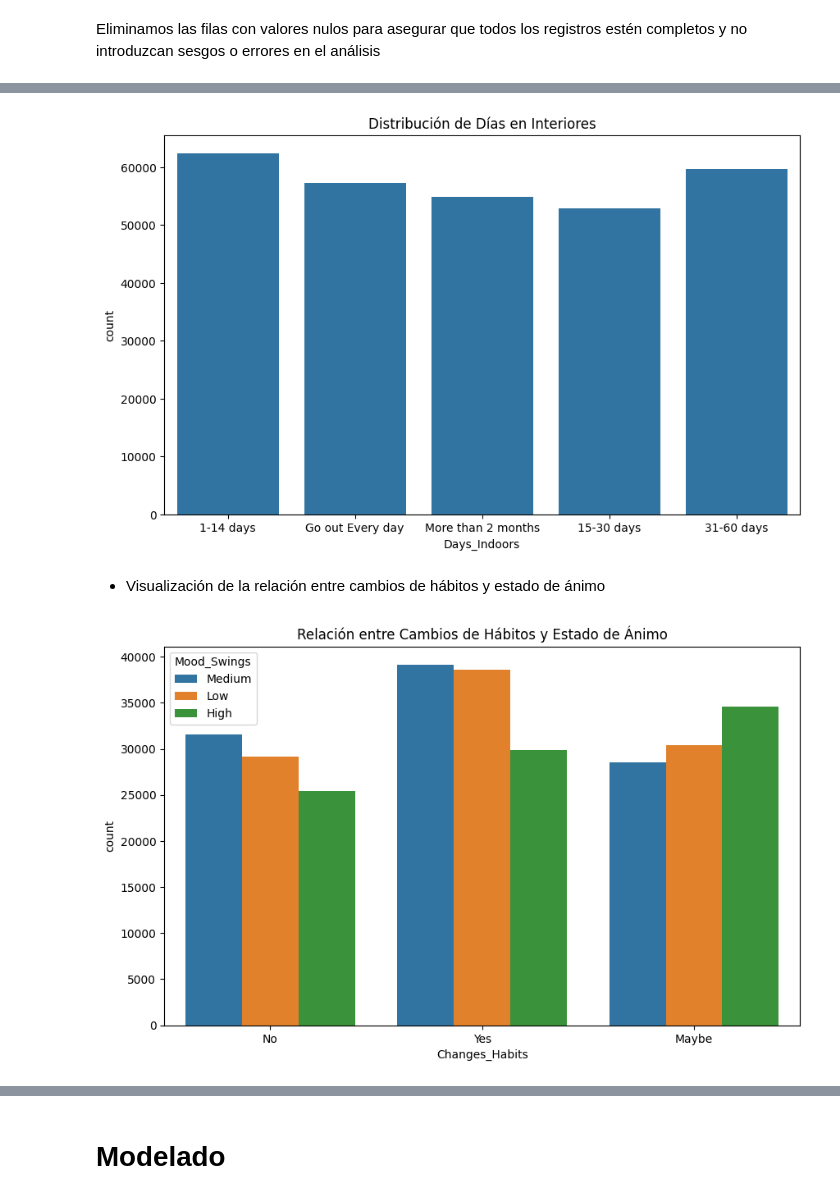
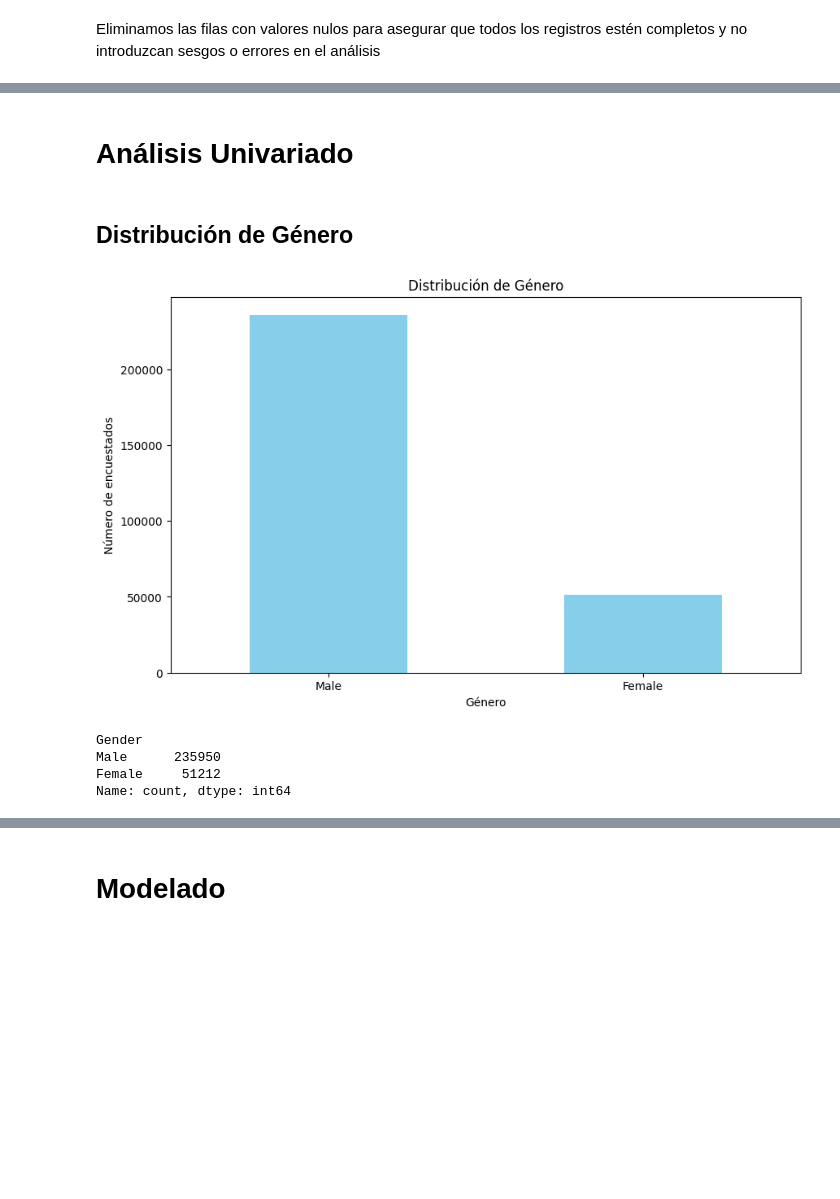
Before and after one commit to Cordova0397/Carlos_Cordova_EC3, a Jupyter notebook: Proyecto_2.ipynb, the cells around one changed output, grey strips where cells are left out. Saved outputs shown, nothing was run; the diff lists cells and outputs as text; code cells hidden in the pictures; blank space fills up the shorter version.

```diff
--- a/Proyecto_2.ipynb
+++ b/Proyecto_2.ipynb
@@ -110,16 +100,24 @@ plt.show()
-# %%
-plt.figure(figsize=(10, 6))
-sns.countplot(data=df, x='Days_Indoors')
-plt.title('Distribución de Días en Interiores')
-plt.show()
-# %% [output]
-[figure, removed]
-# %% [markdown]
-* Visualización de la relación entre cambios de hábitos y estado de ánimo
-# %%
-plt.figure(figsize=(10, 6))
-sns.countplot(data=df, x='Changes_Habits', hue='Mood_Swings')
-plt.title('Relación entre Cambios de Hábitos y Estado de Ánimo')
-plt.show()
-# %% [output]
-[figure, removed]
+# %% [markdown]
+# Análisis Univariado
+# %% [markdown]
+## Distribución de Género
+# %%
+gender_distribution = df['Gender'].value_counts()
+
+# Graficar la distribución de género
+plt.figure(figsize=(10, 6))
+gender_distribution.plot(kind='bar', color='skyblue')
+plt.title('Distribución de Género')
+plt.xlabel('Género')
+plt.ylabel('Número de encuestados')
+plt.xticks(rotation=0)
+plt.show()
+
+# Mostrar los valores de la distribución
+gender_distribution
+# %% [output]
+[figure, added]
+Gender
+Male      235950
+Female     51212
+Name: count, dtype: int64
```
Also changed, not shown: parts of 65 cells of this notebook.
